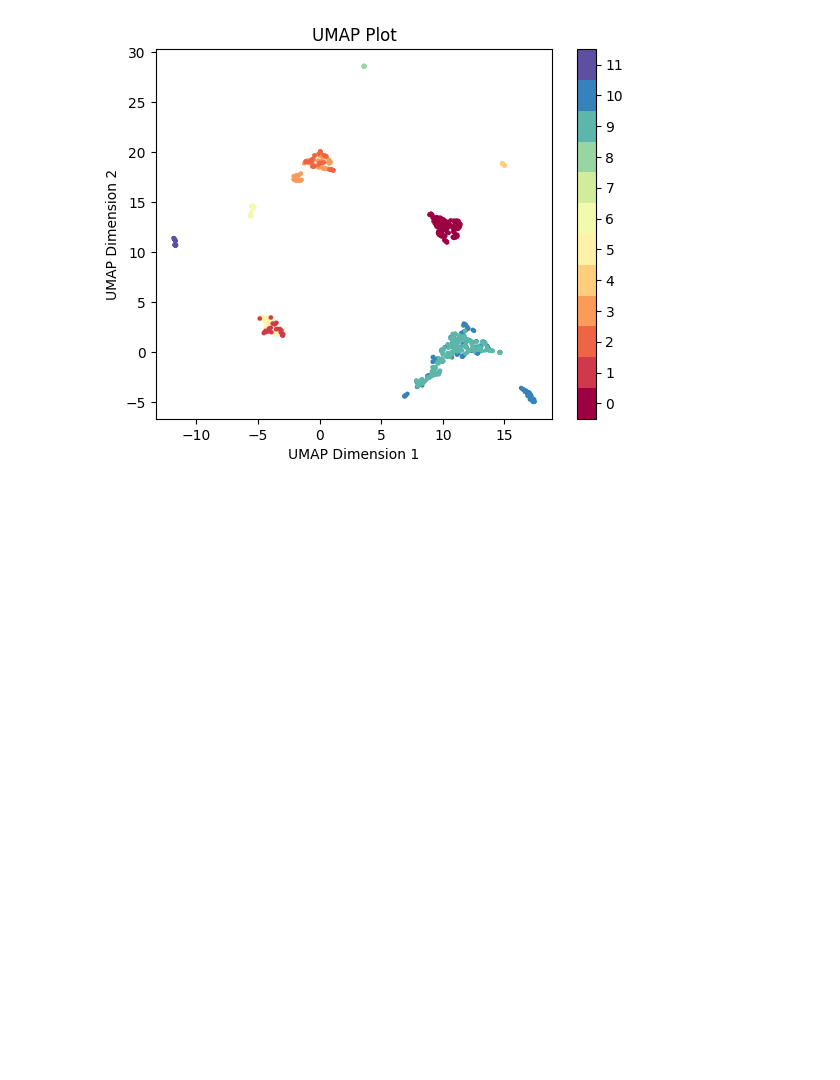
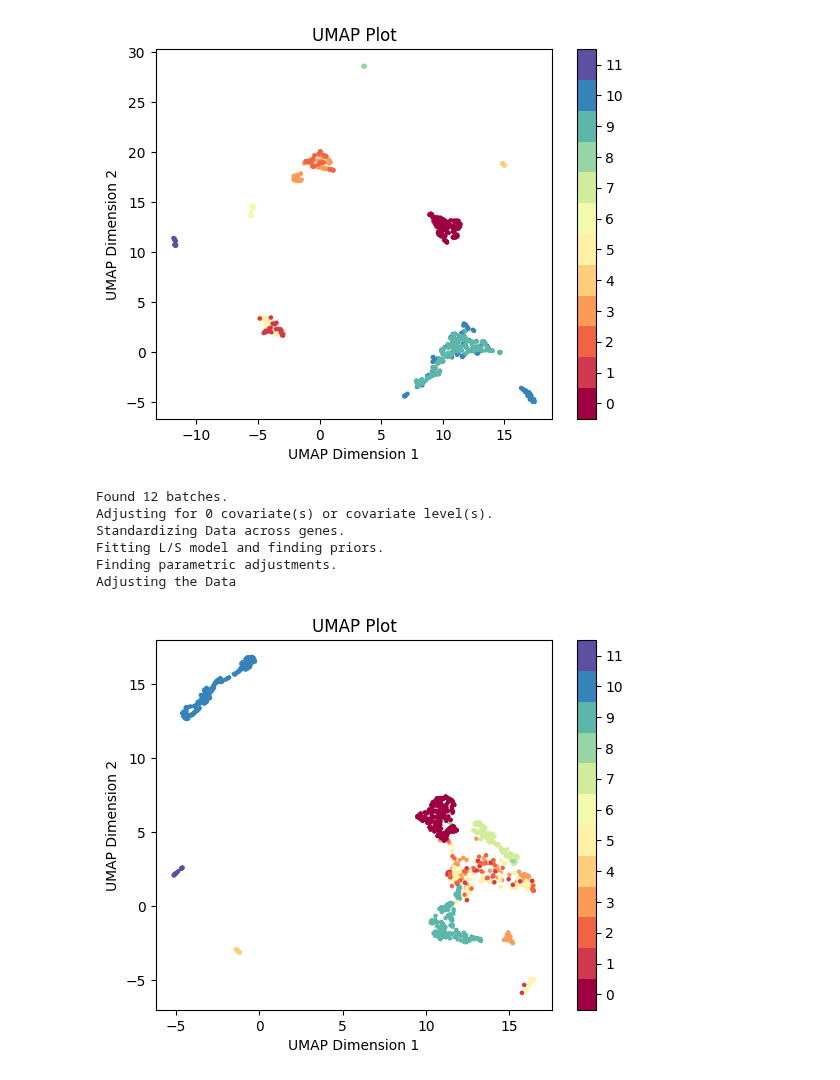
Before and after one commit to MaciejPiernik/ibd, a Jupyter notebook: ibd/notebooks/experiment_playground.ipynb, the cells around one changed output. Saved outputs shown, nothing was run; the diff lists cells and outputs as text; code cells hidden in the pictures; blank space fills up the shorter version.

Commit message:
First attempts at batch normalization

```diff
--- a/ibd/notebooks/experiment_playground.ipynb
+++ b/ibd/notebooks/experiment_playground.ipynb
@@ -39,3 +39,33 @@ plt.colorbar(boundaries=np.arange(13)-0.5).set_ticks(np.arange(12))
 plt.show()
 # %% [output]
 [figure]
+# %%
+from combat.pycombat import pycombat
+
+batch = pd.Categorical(dataset_label).codes
+
+data_corrected = pycombat(db.transpose(), batch).transpose()
+# %% [output]
+Found 12 batches.
+Adjusting for 0 covariate(s) or covariate level(s).
+Standardizing Data across genes.
+Fitting L/S model and finding priors.
+Finding parametric adjustments.
+Adjusting the Data
+# %%
+import umap
+import numpy as np
+import matplotlib.pyplot as plt
+
+# Create UMAP embedding
+umap_embedding = umap.UMAP().fit_transform(data_corrected.dropna(axis=1))
+
+# Plot UMAP embedding
+plt.scatter(umap_embedding[:, 0], umap_embedding[:, 1], c=pd.Categorical(dataset_label).codes, cmap='Spectral', s=5)
+plt.title('UMAP Plot')
+plt.xlabel('UMAP Dimension 1')
+plt.ylabel('UMAP Dimension 2')
+plt.colorbar(boundaries=np.arange(13)-0.5).set_ticks(np.arange(12))
+plt.show()
+# %% [output]
+[figure, added]
```
Also changed, not shown: parts of 2 cells of this notebook, 2 other files.
